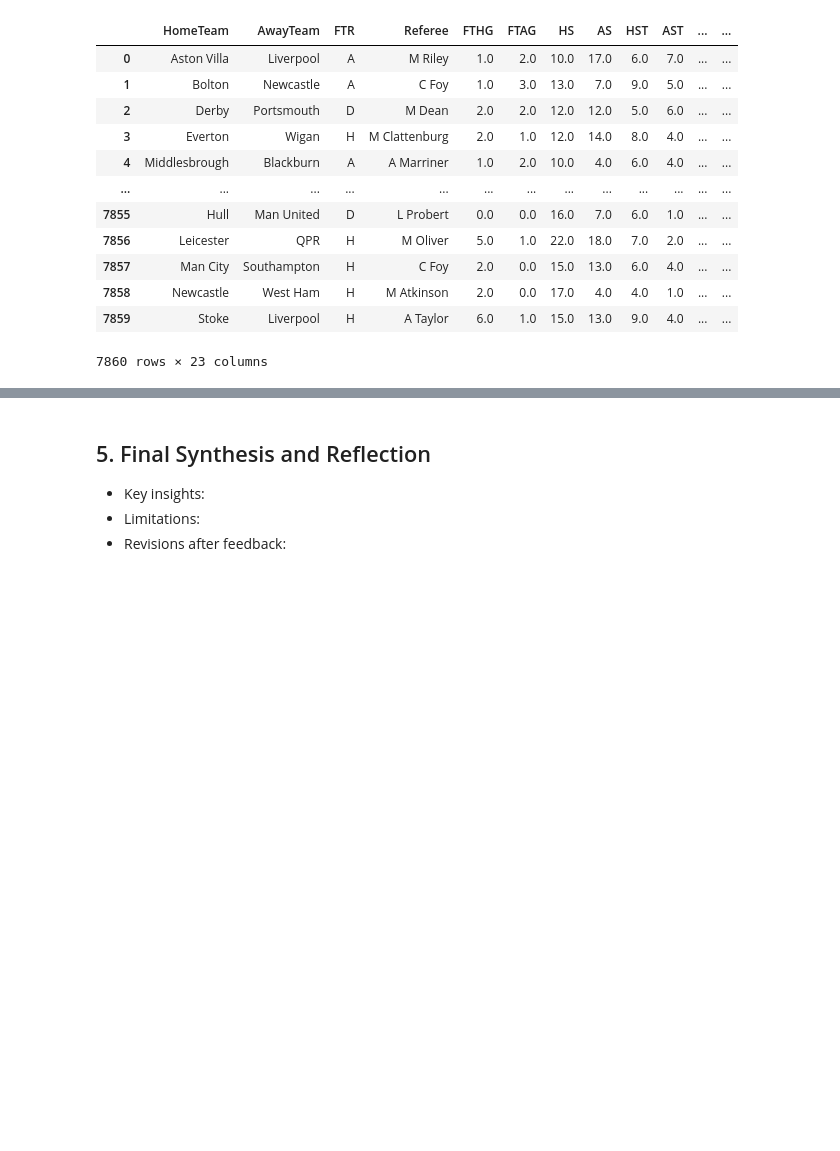
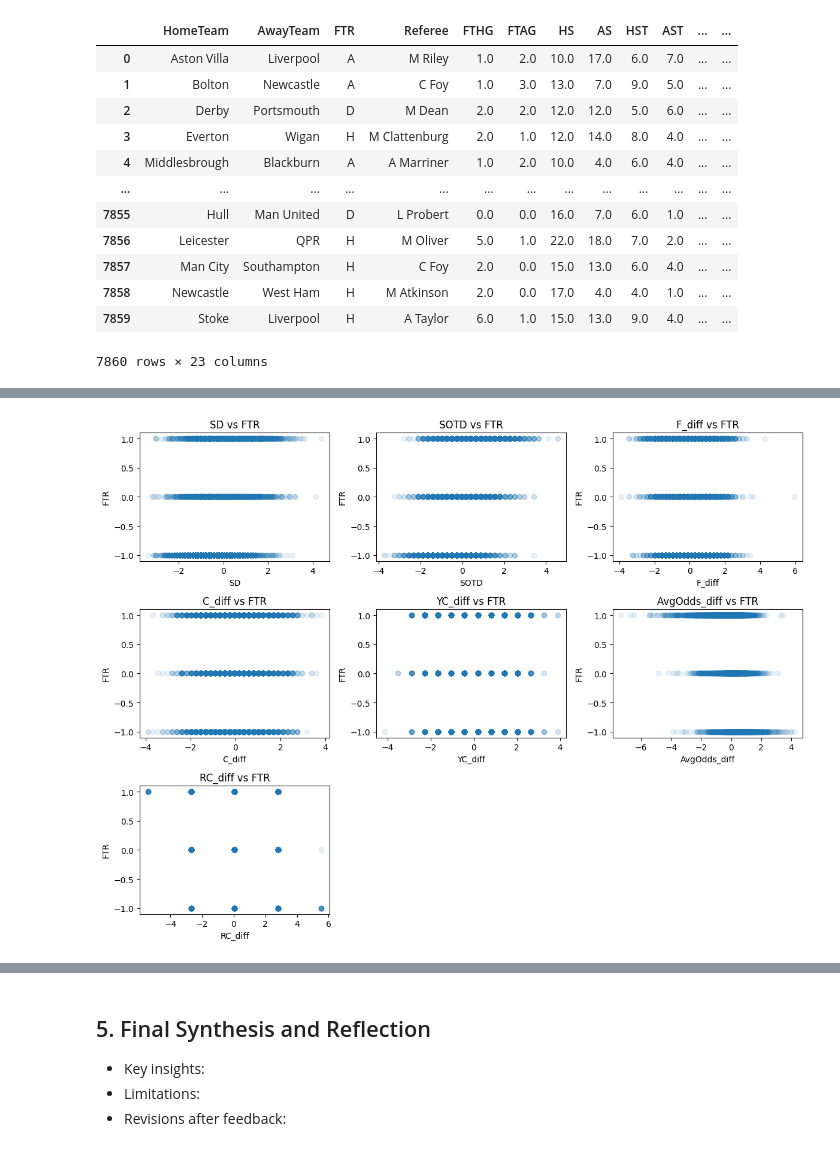
Before and after one commit to frederik007hb/Data-Mining, a Jupyter notebook: Group29_Checkpoint 1.ipynb, the cells around one changed output, grey strips where cells are left out. Saved outputs shown, nothing was run; the diff lists cells and outputs as text; code cells hidden in the pictures; blank space fills up the shorter version.

```diff
--- a/Group29_Checkpoint 1.ipynb
+++ b/Group29_Checkpoint 1.ipynb
@@ -264,0 +259,18 @@ patterns = None
+# %%
+n_cols = 3  # number of columns in the subplot grid
+n_features = len(modified_stats.columns)
+n_rows = math.ceil(n_features / n_cols)
+
+plt.figure(figsize=(4 * n_cols, 3 * n_rows))
+
+for i, column in enumerate(modified_stats.columns):
+    plt.subplot(n_rows, n_cols, i + 1)
+    plt.scatter(modified_stats[column], ground_truth, alpha=0.1)
+    plt.title(f'{column} vs FTR')
+    plt.xlabel(column)
+    plt.ylabel('FTR')
+
+plt.tight_layout()
+plt.show()
+# %% [output]
+[figure, added]
```
Also changed, not shown: parts of 38 cells of this notebook, 1 other file.
